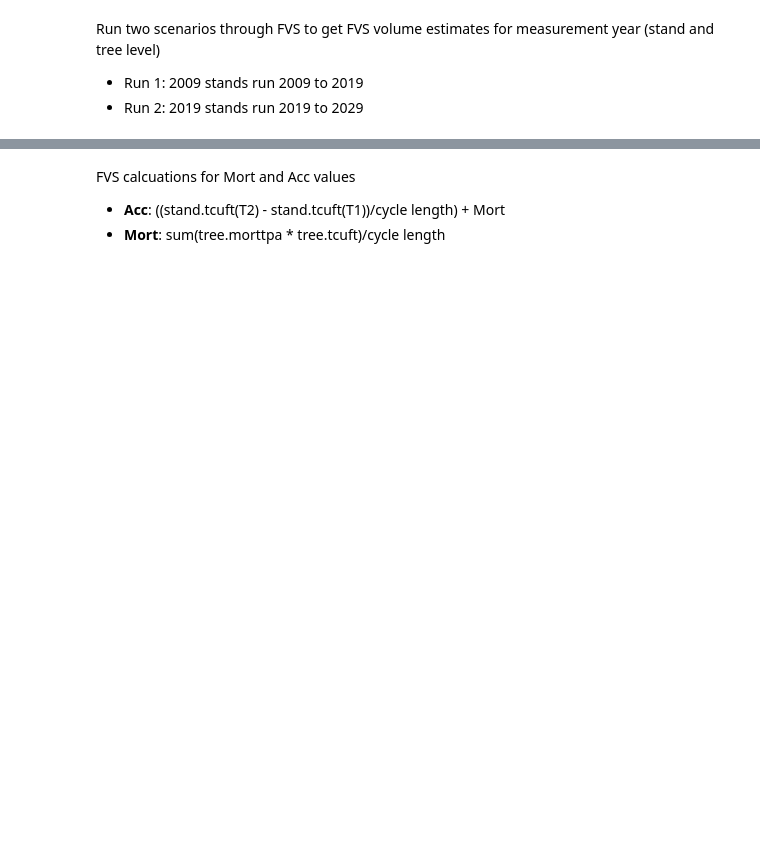
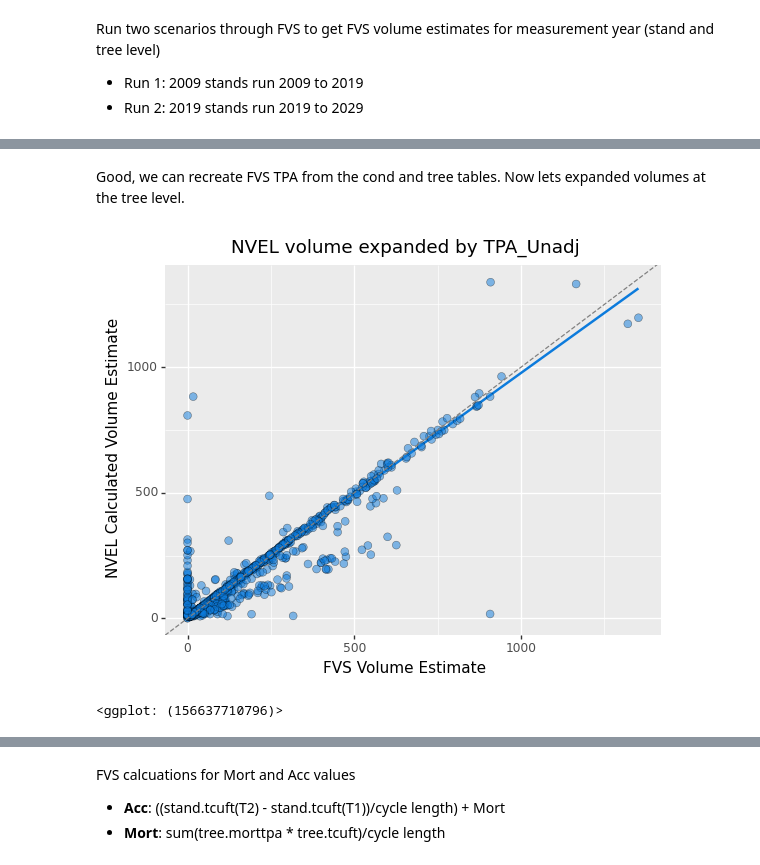
Before and after one commit to Ecotrust/calibrate_fvs, a Jupyter notebook: notebooks/FIA_GroundtruthData.ipynb, the cells around one changed output, grey strips where cells are left out. Saved outputs shown, nothing was run; the diff lists cells and outputs as text; code cells hidden in the pictures; blank space fills up the shorter version.

```diff
--- a/notebooks/FIA_GroundtruthData.ipynb
+++ b/notebooks/FIA_GroundtruthData.ipynb
@@ -343,0 +167,13 @@ all_agg_mort
+# %%
+# some pre-processing
+volume_calc_join['STAND_ID2'] = volume_calc_join['STAND_ID'].str[0:3] + volume_calc_join['STAND_ID'].str[10:]
+
+#create expanded volumes
+# NVEL expanded by FIA tpa
+volume_calc_join['VOLUME_CVTS_exp'] = volume_calc_join['VOLUME_CVTS'] * volume_calc_join['TPA_UNADJ']
+# NVEL expanded by FVS tpa
+volume_calc_join['VOLUME_CVTS_tpa'] = volume_calc_join['VOLUME_CVTS'] * volume_calc_join['TPA']
+# FIA expanded by manually created FVS tpa
+volume_calc_join['VOLUME_CVTS_tpa2'] = volume_calc_join['VOLUME_CVTS'] * (volume_calc_join['TPA_UNADJ']/volume_calc_join['CONDPROP_UNADJ'])
+# FVS expanded by FVS tpa
+volume_calc_join['TCuFt_exp'] = volume_calc_join['TCuFt'] * volume_calc_join['TPA']
@@ -343,0 +193,15 @@ all_agg_mort
+# %% [markdown]
+Good, we can recreate FVS TPA from the cond and tree tables.  Now lets expanded volumes at the tree level.
+# %%
+(ggplot(volume_calc_join, mapping = aes(x = 'TCuFt_exp', y ='VOLUME_CVTS_exp'))
+    + geom_smooth(color="#0C7BDC", se = True)
+    + geom_point(fill='#0C7BDC', alpha = .5, stroke=.2, size=3)
+    + geom_abline(slope = 1, intercept = 0, linetype="dashed", color="Grey")
+    #+ scale_x_continuous(limits = (0, 100))
+    #+ scale_y_continuous(limits = (0, 100))
+    + labs(x ="FVS Volume Estimate",
+          y = "NVEL Calculated Volume Estimate",
+          title = "NVEL volume expanded by TPA_Unadj"))
+# %% [output]
+[figure, added]
+<ggplot: (156637710796)>
```
Also changed, not shown: parts of 64 cells of this notebook.
